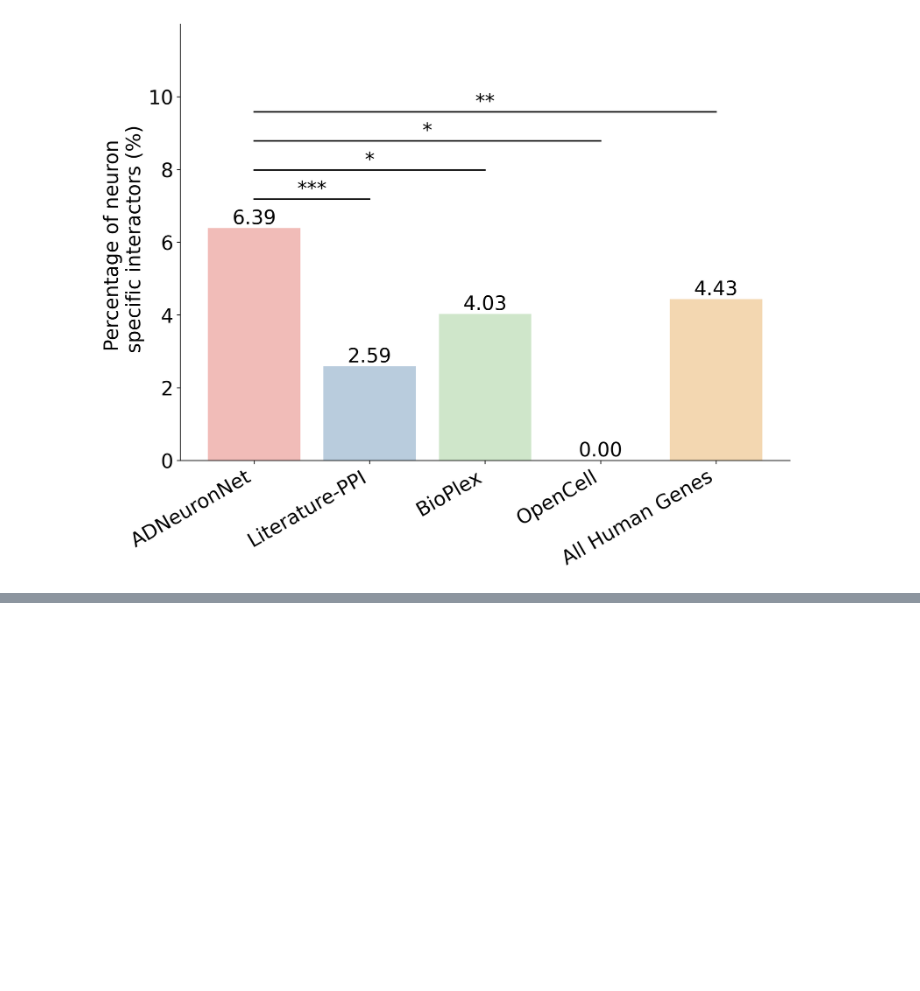
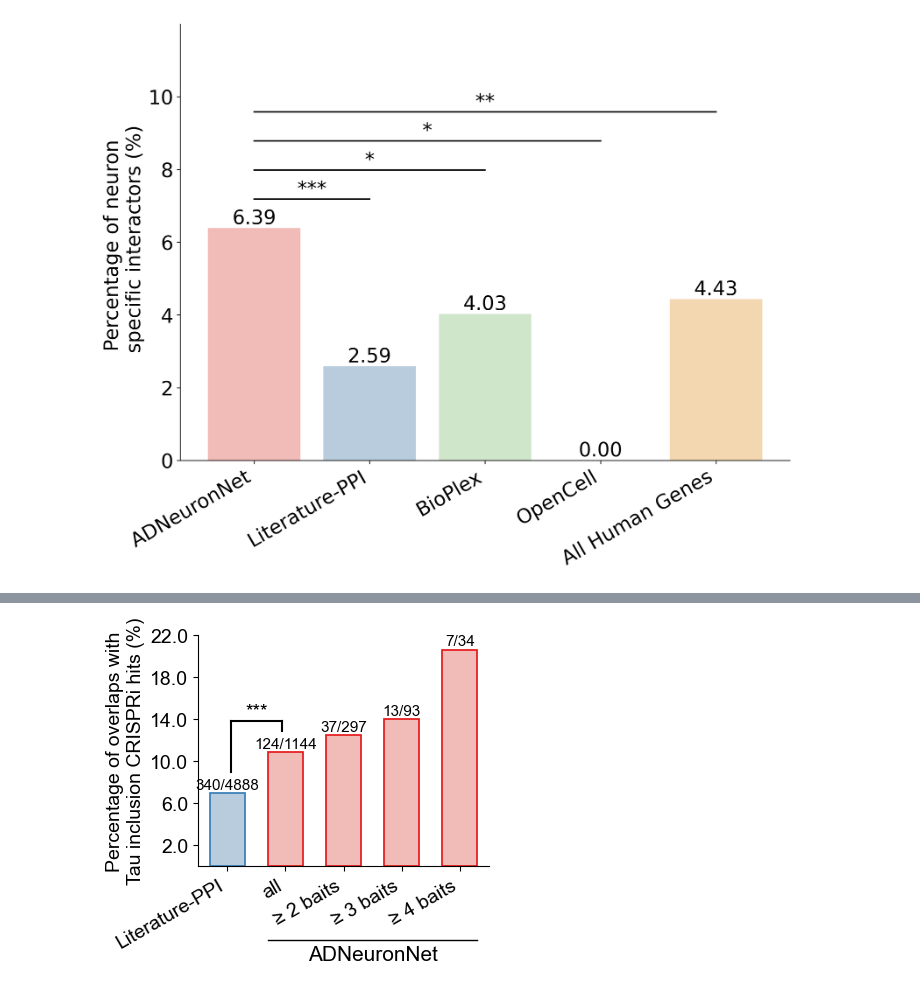
Before and after one commit to haiyuan-yu-lab/ADNeuronNet, a Jupyter notebook: Fig2/Fig2.ipynb, the cells around one changed output, grey strips where cells are left out. Cells and saved outputs as stored; diff of their text form; code cells hidden in the pictures; blank space fills up the shorter version.

```diff
--- a/Fig2/Fig2bc.ipynb
+++ b/Fig2/Fig2.ipynb
@@ -95,0 +318,16 @@ Passing `palette` without assigning `hue` is deprecated and will be removed in v
+# %%
+# load literature all interactome (merging HINT_all, BioPlex, OpenCell)
+literature_all_interactome = pd.read_table(literature_all_interactome_file)
+literature_all_interactome_baits = literature_all_interactome[(literature_all_interactome["gene_A"].isin(baits_list)) | (literature_all_interactome["gene_B"].isin(baits_list))]
+literature_all_common_baits = list((set(literature_all_interactome["gene_A"]) & set(baits_list)) | (set(literature_all_interactome["gene_B"]) & set(baits_list)))
+literature_all_interactors = set(list(literature_all_interactome_baits[literature_all_interactome_baits["gene_A"].isin(baits_list)]["gene_B"]) + list(literature_all_interactome_baits[literature_all_interactome_baits["gene_B"].isin(baits_list)]["gene_A"]))
+literature_all_interactors_nobaits = set(literature_all_interactors) - set(baits_list)
+print("Number of common baits:", len(literature_all_common_baits))
+print("Number of interactors:", len(literature_all_interactors))
+print("Number of interactors (excluding baits):", len(literature_all_interactors_nobaits))
+print("Number of edges:", len(literature_all_interactome_baits))
+
+# (all genes in literature_all are mapped to the approved HGNC symbols, literature_all_interactome only contains 3 columns: gene_A, gene_B, gene_pair)
+literature_all_interactors_list = list(literature_all_interactome_baits[literature_all_interactome_baits["gene_A"].isin(baits_list)]["gene_B"]) + list(literature_all_interactome_baits[literature_all_interactome_baits["gene_B"].isin(baits_list)]["gene_A"])
+literature_all_interactors_counts = pd.DataFrame(pd.DataFrame(literature_all_interactors_list, columns=["interactor"])["interactor"].value_counts()).reset_index()
+literature_all_interactors_counts.head()
@@ -95,0 +345,4 @@ Passing `palette` without assigning `hue` is deprecated and will be removed in v
+# %%
+# load CRISPRi hits genes(with approved HGNC symbols)
+CRISPRi_hits_genes_approved = list(pd.read_table(CRISPRi_hits_genes_approved_file, header=None)[0])
+print("Number of CRISPRi hits genes (with approved HGNC symbols):", len(CRISPRi_hits_genes_approved))
@@ -95,0 +390,68 @@ Passing `palette` without assigning `hue` is deprecated and will be removed in v
+# %%
+# plot the fractions as a bar graph and compare with all the literature-PPIs
+df = pd.read_table(fig2d_data_file, sep=',')
+fig, ax = single_bar_graph(df=df, x_col="interactors_name", y_col="frac", pval_col=None, pval_fontsize=10, pval_parameters={"pval_cutoff":0.05, "pval_sci":True, "pval_star":False},\
+                     y_err_col=None, y_lerr_col=None, y_uerr_col=None, output=None, \
+                      bar_label_col="frac_str", bar_label_parameters={"label_type":"edge", "fontsize":11, "fontweight":"semibold", "padding":1}, \
+                      figsize=(3.75,3), fontsize=14, color=None, palette=[sns.color_palette(palette="Pastel1")[1]]+[sns.color_palette(palette="Pastel1")[0]]*len(cutoffs), legend_parameters={"fontsize":12, "loc":"best", "bbox_to_anchor":(1, 0.5), "handlelength":1}, \
+                        xlim=None, ylim=(0,0.2), xticks_rotation=30, yticks_rotation=None, xtick_align_ha="right", xtick_align_va="top", xlabel="", ylabel="Percentage of overlaps with\nTau inclusion CRISPRi hits (%)", title="", ax=None)
+ax.set_yticks([0.02, 0.06, 0.10, 0.14, 0.18, 0.22])
+ax.set_yticklabels([np.round(float(i)*100, 1) for i in [0.02, 0.06, 0.10, 0.14, 0.18, 0.22]], fontsize=14)
+ax.legend().remove()
+
+# make bars thinner
+new_width = 0.6
+for bar in ax.patches:
+    old_width = bar.get_width()
+    bar.set_width(new_width)
+    bar.set_x(bar.get_x() + (old_width - new_width) / 2)
+
+# add edges to bars
+edge_color_list = [sns.color_palette(palette="Set1")[1]]+[sns.color_palette(palette="Set1")[0]]*len(cutoffs)
+for i, bar in enumerate(ax.patches):
+    bar.set_edgecolor(edge_color_list[i])
+    bar.set_linewidth(1.25)
+
+# set custom xtick labels
+new_labels = ["Literature-PPI", "all", "≥ 2 baits", "≥ 3 baits", "≥ 4 baits"]
+ax.set_xticklabels(new_labels, rotation=30, ha='right')
+
+# draw line under "all" (index 0) — literature interactome
+y_line = -0.07
+
+# draw line under pink bars — Neuro-ADnet (indices 1 to 4)
+ax.plot([1 - 0.3, 4 + 0.3], [y_line, y_line], color='black', lw=1, clip_on=False)
+ax.text((1 + 4)/2, y_line - 0.005, 'ADNeuronNet', ha='center', va='top', fontsize=15)
+
+# loop through adjacent rows to compute p-values
+bottom, top = ax.get_ylim()
+y_max = top
+for i in range(len(frac_df) - 1):
+    if i != 0: # only compare "all literature interactors" with the "all interactors" in our ADNeuronNet
+        continue
+    # get counts for bar i and bar i+1
+    x1 = frac_df.loc[i, 'num_overlapped_interactors']
+    n1 = frac_df.loc[i, 'num_interactors']
+    frac1 = frac_df.loc[i, 'frac']
+    x2 = frac_df.loc[i+1, 'num_overlapped_interactors']
+    n2 = frac_df.loc[i+1, 'num_interactors']
+    frac2 = frac_df.loc[i+1, 'frac']
+
+    # proportion test (2-sided)
+    pval = proportion2test(x1, n1, x2, n2)
+
+    # midpoint between bars
+    x1, x2 = i, i + 1
+    y_line = max([frac1, frac2]) + 0.03
+
+    # draw horizontal line and vertical caps
+    ax.plot([x1+0.06, x2-0.06], [y_line, y_line], lw=1.5, c='k')
+    ax.plot([x1+0.06, x1+0.06], [frac1+0.02, y_line], color="black", lw=1.5)
+    ax.plot([x2-0.06, x2-0.06], [frac2+0.02, y_line], color="black", lw=1.5)
+
+    # add p-value text
+    ax.text((x1 + x2)/2, y_line, format_pval(pval, pval_star = True, pval_cutoff = 0.05, pval_sci = False), ha='center', va='bottom', fontsize=14)
+
+fig.savefig(fig2d_file, bbox_inches='tight', dpi=500)
+fig.savefig(fig2d_file.replace(".png", ".svg"), format="svg", bbox_inches='tight', dpi=800)
+# %% [output]
@@ -95,0 +461 @@ Passing `palette` without assigning `hue` is deprecated and will be removed in v
+[figure, added]
```
Also changed, not shown: parts of 22 cells of this notebook, 3 other files.
